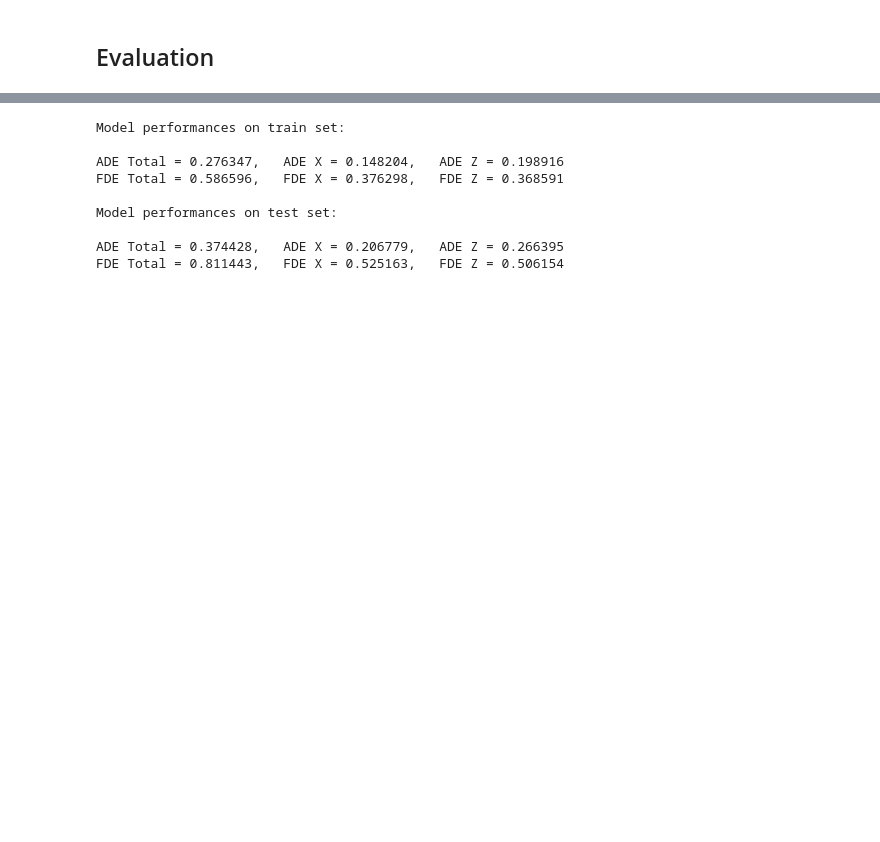
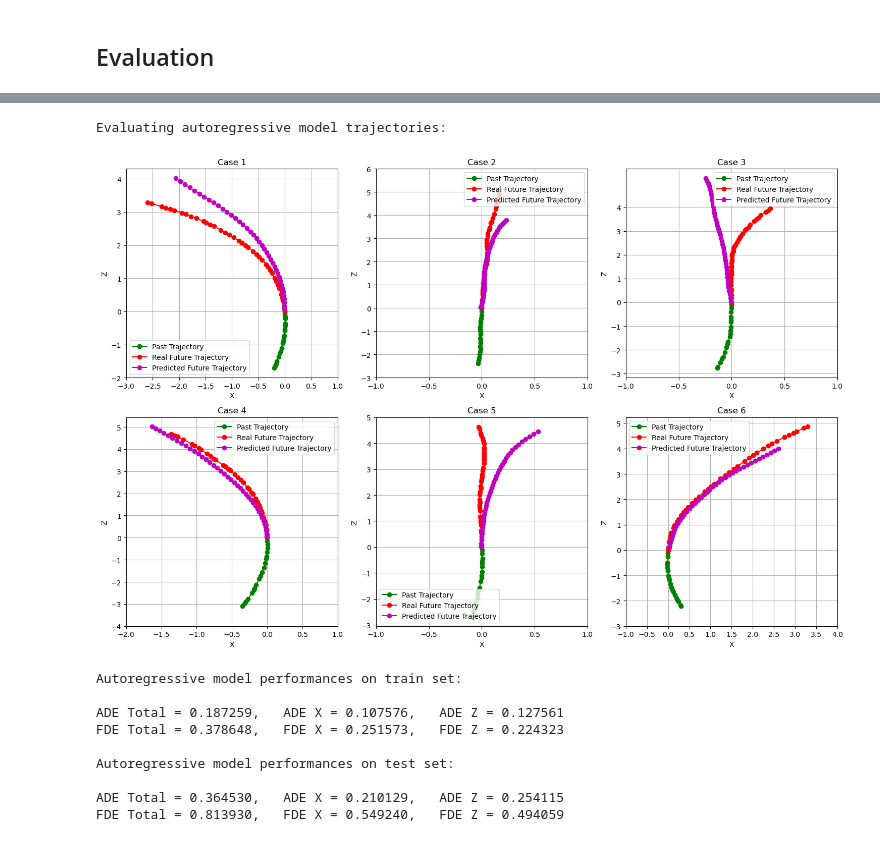
Before and after one commit to AlexSanta/Lab_Image_and_Video_Analysis, a Jupyter notebook: pred_from_past_and_pc_sem.ipynb, the cells around one changed output, grey strips where cells are left out. Cells and saved outputs as stored; diff of their text form; code cells hidden in the pictures; blank space fills up the shorter version.

```diff
--- a/step3_autoregressive.ipynb
+++ b/pred_from_past_and_pc_sem.ipynb
@@ -371,10 +374,10 @@ class CustomDataset(Dataset):
 
         return past_trajectory, future_trajectory, point_clouds_annotated
 # %%
-class MyModel(nn.Module):
-    def __init__(self, class_to_emb_idx, embedding_dim=32, input_size=2, hidden_size=256, output_size=2, num_layers=3,
-                 future_steps=40):
-        super(MyModel, self).__init__()
+class AutoregressiveModel(nn.Module):
+    def __init__(self, class_to_emb_idx, embedding_dim=32, input_size=2, hidden_size=128, output_size=2,
+                 num_layers=2, future_steps=40):
+        super(AutoregressiveModel, self).__init__()
         self.input_size = input_size
         self.hidden_size  = hidden_size
         self.output_size = output_size
@@ -383,10 +386,11 @@ class MyModel(nn.Module):
         self.class_to_emb_idx = class_to_emb_idx
         self.embedding_dim = embedding_dim
         self.class_mapping = torch.full((max(class_to_emb_idx.keys()) + 1,), -1, dtype=torch.long)
-        for cls, idx in class_to_emb_idx.items():
-            self.class_mapping[cls] = idx
+        for cl, idx in class_to_emb_idx.items():
+            self.class_mapping[cl] = idx
 
-        self.embedding_layer = nn.Embedding(num_embeddings=len(self.class_to_emb_idx), embedding_dim=self.embedding_dim)
+        self.embedding_layer = nn.Embedding(num_embeddings=len(self.class_to_emb_idx),
+                                            embedding_dim=self.embedding_dim)
         self.pointnet = PointNetfeat(embedding_dim=self.embedding_dim)
         self.pc_emb_proj = nn.Linear(1024, self.hidden_size)
         self.pc_emb_norm = nn.LayerNorm(self.hidden_size)
@@ -405,11 +409,11 @@ class MyModel(nn.Module):
 
         h0 = new_point_clouds_emb.unsqueeze(0).repeat(self.num_layers, 1, 1).to(past.device)
 
-        out, h = self.gru(past[:, :-1, :], h0) # out contiene tutti gli hidden state (dell'ultimo layer della GRU) di tutta la
-                                 # sequenza (ultimo punto escluso) ed ha quindi dimensione [batch_size, seq_length-1,
-                                 #                                                                        hidden_dim]
-                                 # h contiene l'ultimo hidden state della sequenza di ogni layer della GRU, ed ha dimensione
-                                 # [num_layers, batch_size, hidden_dim]
+        out, h = self.gru(past[:, :-1, :], h0) # out contiene tutti gli hidden state (dell'ultimo layer della GRU)
+                                               # di tutta la sequenza (ultimo punto escluso) ed ha quindi
+                                               # dimensione [batch_size, seq_length-1, hidden_dim]
+                                               # h contiene l'ultimo hidden state della sequenza di ogni layer
+                                               # della GRU, ed ha dimensione [num_layers, batch_size, hidden_dim]
 
         future_trajectory_pred = []
         last_input = past[:, -1, :]  # ultimo punto della traiettoria passata ([batch_size, input_size])
@@ -697,8 +979,12 @@ plot_loss(len(train_losses_total), train_losses_total, test_losses_total, train_
 # %%
-model = MyModel(class_to_emb_idx=class_to_emb_idx, embedding_dim=embedding_dim,
-                input_size=input_size, hidden_size=hidden_size, output_size=output_size,
-                num_layers=num_layers, future_steps=future_seconds*framerate).to(device=device)
-model.load_state_dict(torch.load("model_weights_step3_autoregressive"))
+# Istanzia il modello autoregressivo e ne carica i pesi
 
-model.eval()
+autoregressive_model = AutoregressiveModel(class_to_emb_idx=class_to_emb_idx, embedding_dim=embedding_dim,
+                                           input_size=input_size, hidden_size=hidden_size,
+                                           output_size=input_size, num_layers=num_layers,
+                                           future_steps=future_seconds*framerate).to(device)
+
+autoregressive_model.load_state_dict(torch.load("pred_from_past_and_pc_sem_autoreg_model"))
+
+autoregressive_model.eval()
 # %% [output]
@@ -866,12 +1005,0 @@ def performance_measurement(model, device, train_loader, test_loader):
-# %%
-performance_measurement(model=model, device=device, train_loader=train_loader, test_loader=test_loader)
-# %% [output]
-Model performances on train set:
-
-ADE Total = 0.276347,   ADE X = 0.148204,   ADE Z = 0.198916
-FDE Total = 0.586596,   FDE X = 0.376298,   FDE Z = 0.368591
-
-Model performances on test set:
-
-ADE Total = 0.374428,   ADE X = 0.206779,   ADE Z = 0.266395
-FDE Total = 0.811443,   FDE X = 0.525163,   FDE Z = 0.506154
@@ -905,0 +1006,18 @@ save_prediction(index=5)
+# %%
+# Evaluation del modello autoregressivo (plot traiettorie + calcolo metriche)
+
+print("Evaluating autoregressive model trajectories:")
+evaluate_trajectories(autoregressive_model, device, test_loader)
+performance_measurement(autoregressive_model, device, train_loader, test_loader, label="Autoregressive")
+# %% [output]
+Evaluating autoregressive model trajectories:
+[figure, added]
+Autoregressive model performances on train set:
+
+ADE Total = 0.187259,   ADE X = 0.107576,   ADE Z = 0.127561
+FDE Total = 0.378648,   FDE X = 0.251573,   FDE Z = 0.224323
+
+Autoregressive model performances on test set:
+
+ADE Total = 0.364530,   ADE X = 0.210129,   ADE Z = 0.254115
+FDE Total = 0.813930,   FDE X = 0.549240,   FDE Z = 0.494059
```
Also changed, not shown: parts of 29 cells of this notebook, 19 other files.
